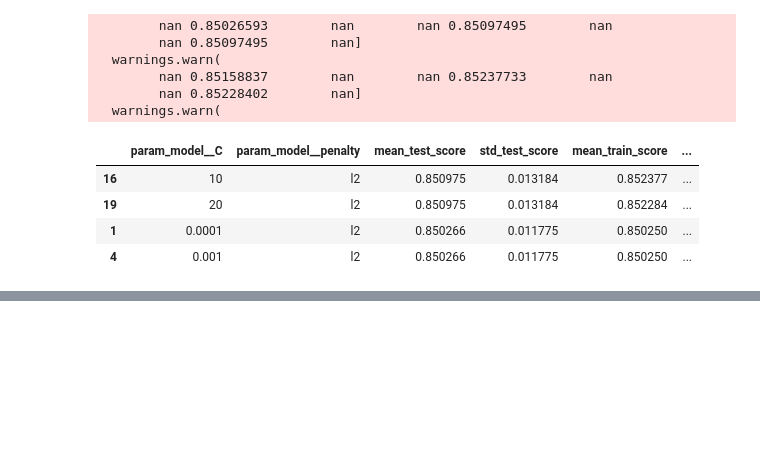
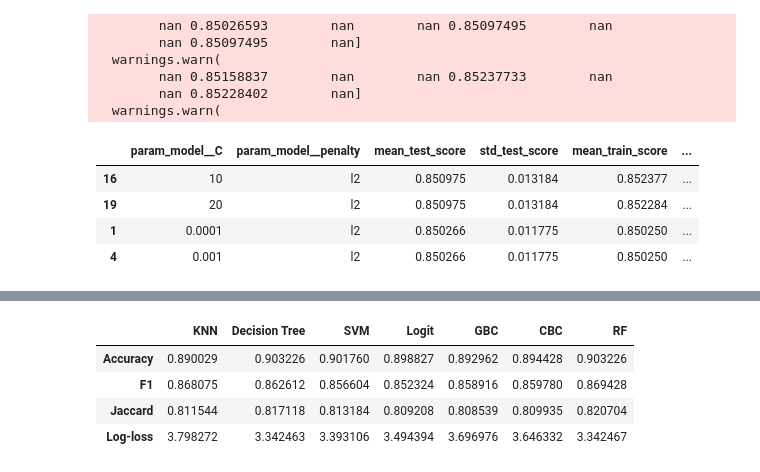
Before and after one commit to isaacmeza/private_paternalism, a Jupyter notebook: Python/choice_prediction.ipynb, the cells around one changed output, grey strips where cells are left out. Drawn from its saved outputs; the diff is of its cells as text; code cells hidden in the pictures; blank space fills up the shorter version.

Commit message:
checkpoint before edits of tables and figues

```diff
--- a/Python/choice_prediction.ipynb
+++ b/Python/choice_prediction.ipynb
@@ -468,34 +498,44 @@ metric_results_oos = pd.DataFrame({'KNN' :  [accuracy_score(y_test, final_model_
     f1_score(y_test, final_model_knn.predict(X_test), average = 'weighted'),
     jaccard_score(y_test, final_model_knn.predict(X_test), average = 'weighted'),
     log_loss(y_test, final_model_knn.predict(X_test))],
                                      'Decision Tree' :  [accuracy_score(y_test, final_model_dt.predict(X_test)),
     f1_score(y_test, final_model_dt.predict(X_test), average = 'weighted'),
     jaccard_score(y_test, final_model_dt.predict(X_test), average = 'weighted'),
     log_loss(y_test, final_model_dt.predict(X_test))],
                                      'SVM' :  [accuracy_score(y_test, final_model_svm.predict(X_test)),
     f1_score(y_test, final_model_svm.predict(X_test), average = 'weighted'),
     jaccard_score(y_test, final_model_svm.predict(X_test), average = 'weighted'),
     log_loss(y_test, final_model_svm.predict(X_test))],
                                      'Logit' :  [accuracy_score(y_test, final_model_logit.predict(X_test)),
     f1_score(y_test, final_model_logit.predict(X_test), average = 'weighted'),
     jaccard_score(y_test, final_model_logit.predict(X_test), average = 'weighted'),
     log_loss(y_test, final_model_logit.predict(X_test))],
                                     'GBC' :  [accuracy_score(y_test, final_model_gbc.predict(X_test)),
     f1_score(y_test, final_model_gbc.predict(X_test), average = 'weighted'),
     jaccard_score(y_test, final_model_gbc.predict(X_test), average = 'weighted'),
     log_loss(y_test, final_model_gbc.predict(X_test))],
                                     'CBC' :  [accuracy_score(y_test, final_model_cbc.predict(X_test)),
     f1_score(y_test, final_model_cbc.predict(X_test), average = 'weighted'),
     jaccard_score(y_test, final_model_cbc.predict(X_test), average = 'weighted'),
-    log_loss(y_test, final_model_cbc.predict(X_test))]
+    log_loss(y_test, final_model_cbc.predict(X_test))],
+                                    'RF' :  [accuracy_score(y_test, final_model_rfc.predict(X_test)),
+    f1_score(y_test, final_model_rfc.predict(X_test), average = 'weighted'),
+    jaccard_score(y_test, final_model_rfc.predict(X_test), average = 'weighted'),
+    log_loss(y_test, final_model_rfc.predict(X_test))]
                         })
 
 
 # Change the row indexes
 metric_results_oos.index = ['Accuracy', 'F1', 'Jaccard', 'Log-loss']
 
 
 metric_results_oos
+# %% [output]
+|  | KNN | Decision Tree | SVM | Logit | GBC | CBC | RF |
+| Accuracy | 0.890029 | 0.903226 | 0.901760 | 0.898827 | 0.892962 | 0.894428 | 0.903226 |
+| F1 | 0.868075 | 0.862612 | 0.856604 | 0.852324 | 0.858916 | 0.859780 | 0.869428 |
+| Jaccard | 0.811544 | 0.817118 | 0.813184 | 0.809208 | 0.808539 | 0.809935 | 0.820704 |
+| Log-loss | 3.798272 | 3.342463 | 3.393106 | 3.494394 | 3.696976 | 3.646332 | 3.342467 |
 # %%
 metric_results_ins = pd.DataFrame({'KNN' :  [accuracy_score(y_train, final_model_knn.predict(X_train)),
     f1_score(y_train, final_model_knn.predict(X_train), average = 'weighted'),
```
Also changed, not shown: parts of 9 cells of this notebook, 49 other files.
